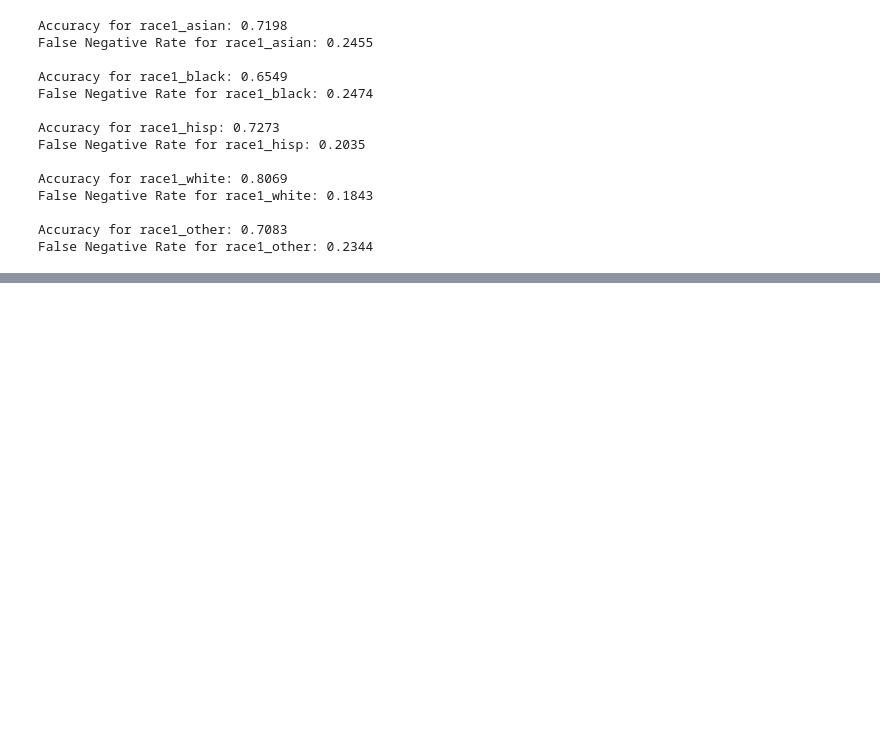
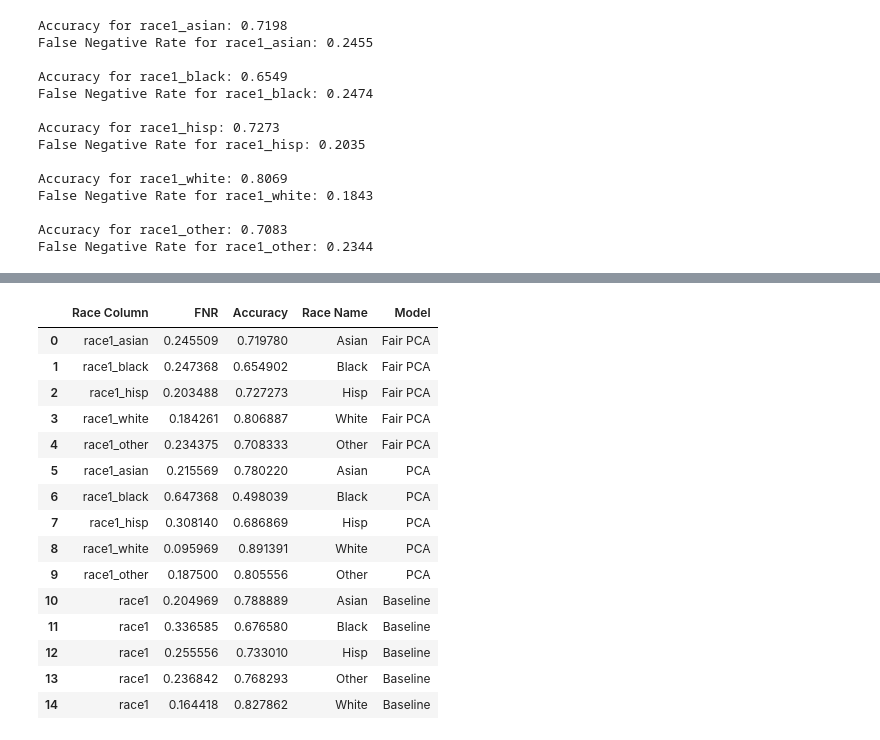
Before and after one commit to juliehinge/Algorithmic-Fairness, a Jupyter notebook: fairPCA.ipynb, the cells around one changed output, grey strips where cells are left out. Saved outputs shown, nothing was run; the diff lists cells and outputs as text; code cells hidden in the pictures; blank space fills up the shorter version.

```diff
--- a/fairPCA.ipynb
+++ b/fairPCA.ipynb
@@ -311 +459,20 @@ False Negative Rate for race1_other: 0.2344
+# %%
+combined_df
+# %% [output]
+|  | Race Column | FNR | Accuracy | Race Name | Model |
+| 0 | race1_asian | 0.245509 | 0.719780 | Asian | Fair PCA |
+| 1 | race1_black | 0.247368 | 0.654902 | Black | Fair PCA |
+| 2 | race1_hisp | 0.203488 | 0.727273 | Hisp | Fair PCA |
+| 3 | race1_white | 0.184261 | 0.806887 | White | Fair PCA |
+| 4 | race1_other | 0.234375 | 0.708333 | Other | Fair PCA |
+| 5 | race1_asian | 0.215569 | 0.780220 | Asian | PCA |
+| 6 | race1_black | 0.647368 | 0.498039 | Black | PCA |
+| 7 | race1_hisp | 0.308140 | 0.686869 | Hisp | PCA |
+| 8 | race1_white | 0.095969 | 0.891391 | White | PCA |
+| 9 | race1_other | 0.187500 | 0.805556 | Other | PCA |
+| 10 | race1 | 0.204969 | 0.788889 | Asian | Baseline |
+| 11 | race1 | 0.336585 | 0.676580 | Black | Baseline |
+| 12 | race1 | 0.255556 | 0.733010 | Hisp | Baseline |
+| 13 | race1 | 0.236842 | 0.768293 | Other | Baseline |
+| 14 | race1 | 0.164418 | 0.827862 | White | Baseline |
 # %%
```
Also changed, not shown: parts of 8 cells of this notebook.
